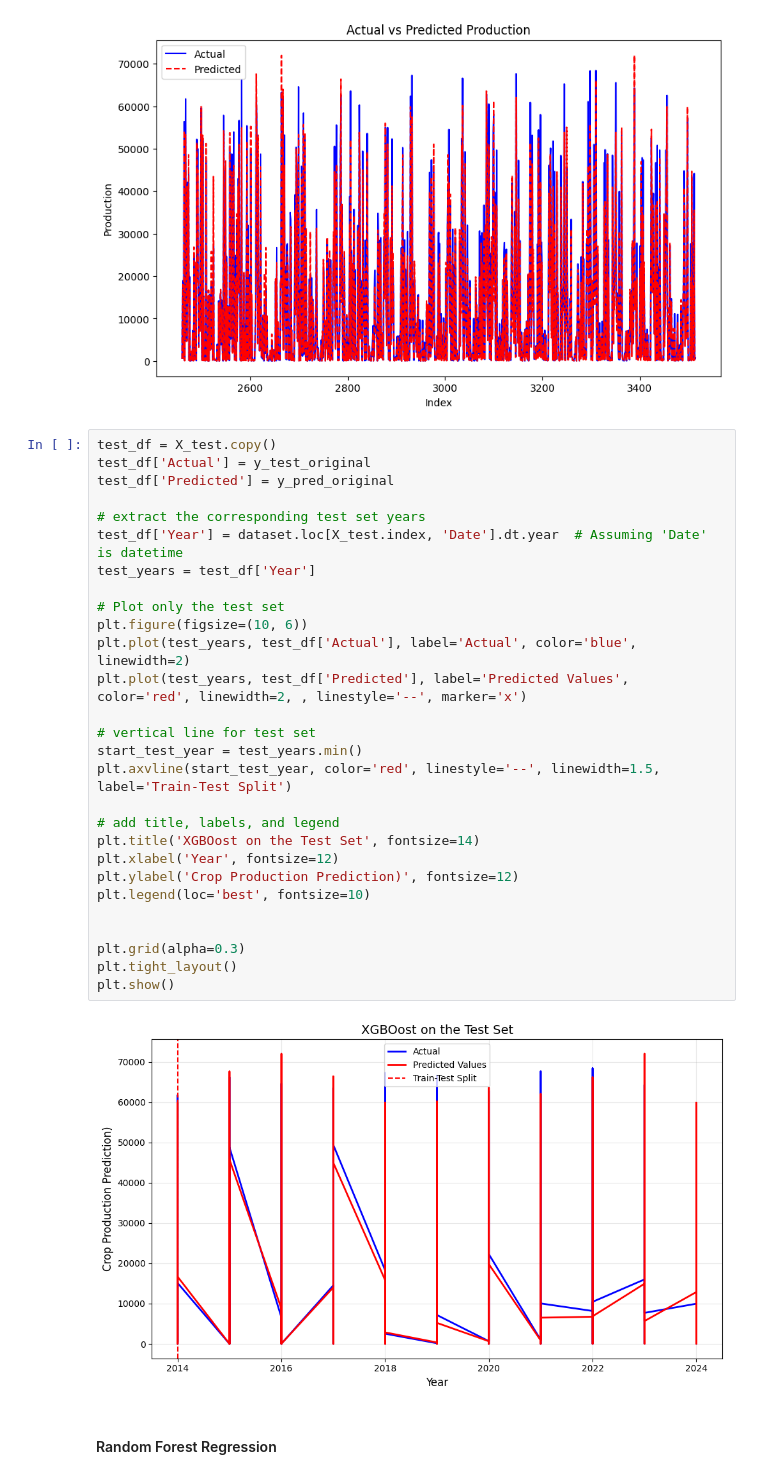
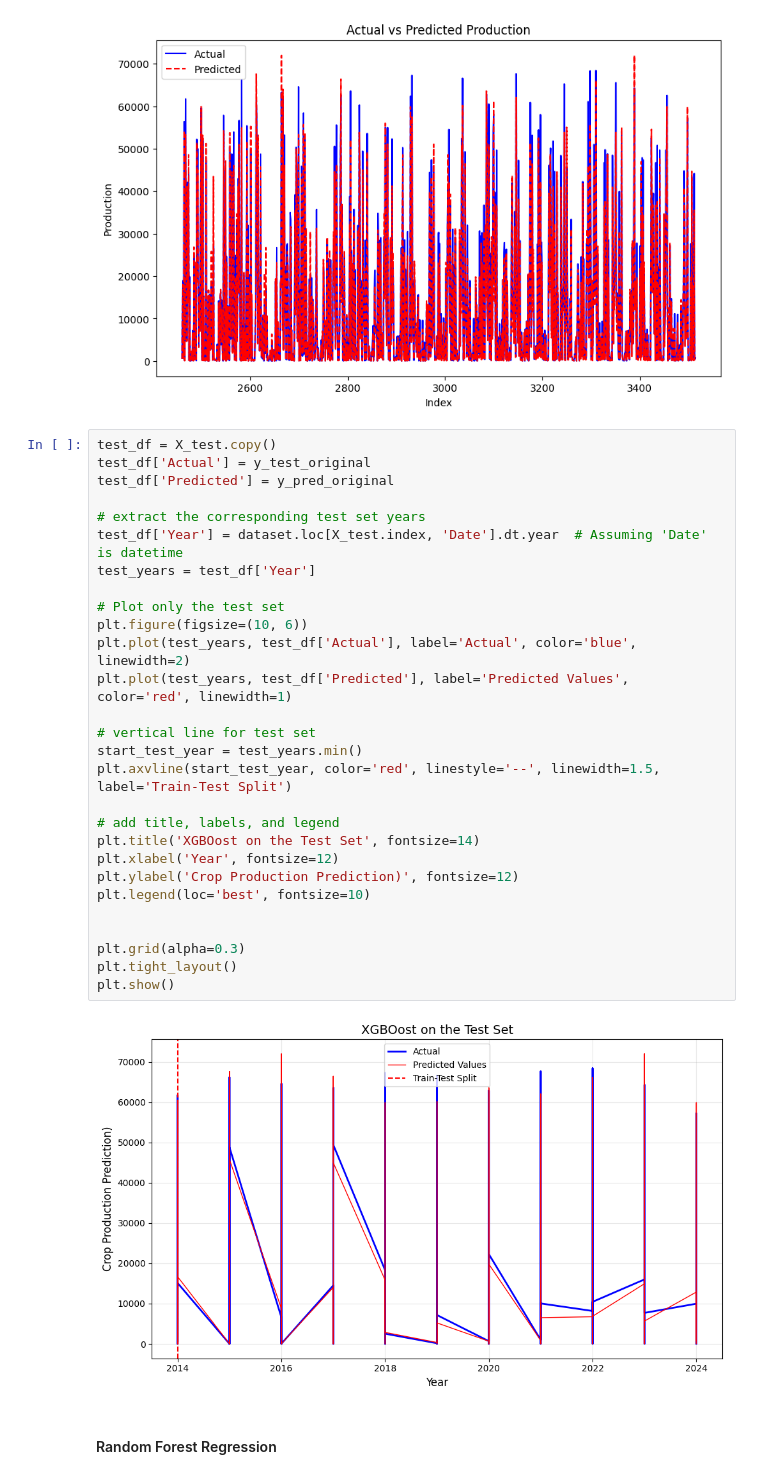
Before and after one commit to kazeulo/Project_197, a Jupyter notebook: Final version 1.ipynb, the cells around one changed output. Saved outputs shown, nothing was run; the diff lists cells and outputs as text.

```diff
--- a/Final version 1.ipynb
+++ b/Final version 1.ipynb
@@ -549,33 +547,33 @@ plt.show()
 # %%
 test_df = X_test.copy()
 test_df['Actual'] = y_test_original
 test_df['Predicted'] = y_pred_original
 
 # extract the corresponding test set years
 test_df['Year'] = dataset.loc[X_test.index, 'Date'].dt.year  # Assuming 'Date' is datetime
 test_years = test_df['Year']
 
 # Plot only the test set
 plt.figure(figsize=(10, 6))
 plt.plot(test_years, test_df['Actual'], label='Actual', color='blue', linewidth=2)
-plt.plot(test_years, test_df['Predicted'], label='Predicted Values', color='red', linewidth=2, , linestyle='--', marker='x')
+plt.plot(test_years, test_df['Predicted'], label='Predicted Values', color='red', linewidth=1)
 
 # vertical line for test set
 start_test_year = test_years.min()
 plt.axvline(start_test_year, color='red', linestyle='--', linewidth=1.5, label='Train-Test Split')
 
 # add title, labels, and legend
 plt.title('XGBOost on the Test Set', fontsize=14)
 plt.xlabel('Year', fontsize=12)
 plt.ylabel('Crop Production Prediction)', fontsize=12)
 plt.legend(loc='best', fontsize=10)
 
 
 plt.grid(alpha=0.3)
 plt.tight_layout()
 plt.show()
 # %% [output]
-[figure, old version]
+[figure, new version]
 # %% [markdown]
 <h4>Random Forest Regression</h4>
 # %%
```
Also changed, not shown: parts of 35 cells of this notebook.
